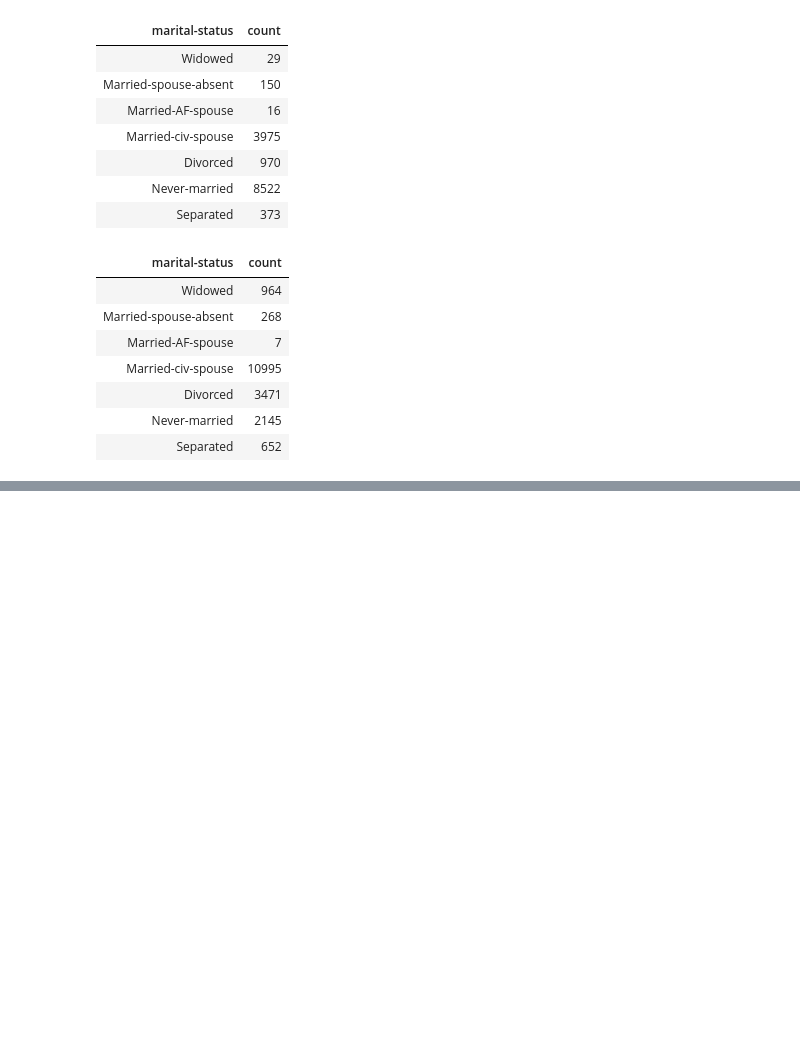
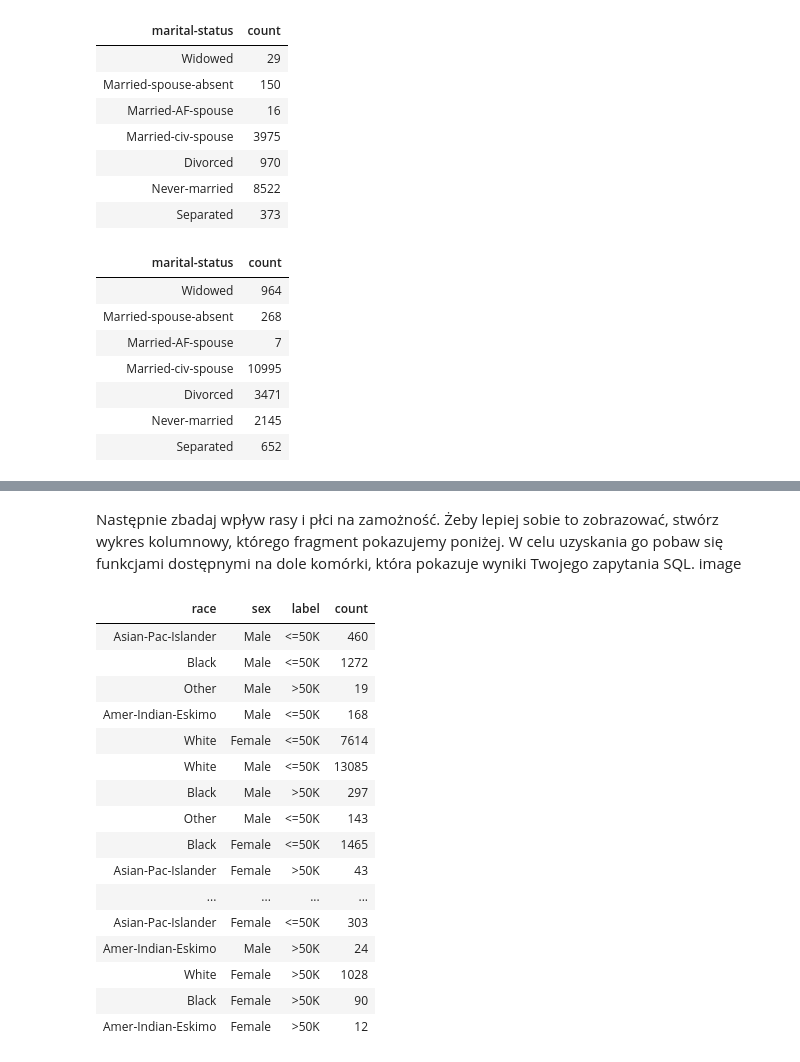
Before and after one commit to may-gvg/Spark, a Jupyter notebook: pyspark df - zad.ipynb, the cells around one changed output, grey strips where cells are left out. Cells and saved outputs as stored; diff of their text form; code cells hidden in the pictures; blank space fills up the shorter version.

```diff
--- a/pyspark df - zad.ipynb
+++ b/pyspark df - zad.ipynb
@@ -291,0 +519,23 @@ display(df_too_old_to_die_young.groupby('marital-status').count().collect())
+# %% [markdown]
+Następnie zbadaj wpływ rasy i płci na zamożność. Żeby lepiej sobie to zobrazować, stwórz wykres kolumnowy, którego fragment pokazujemy poniżej. W celu uzyskania go pobaw się funkcjami dostępnymi na dole komórki, która pokazuje wyniki Twojego zapytania SQL. image
+# %%
+%sql
+SELECT race, sex, label, count(*) as count FROM adult group by race, sex, label;
+# %% [output]
+| race | sex | label | count |
+| Asian-Pac-Islander | Male | <=50K | 460 |
+| Black | Male | <=50K | 1272 |
+| Other | Male | >50K | 19 |
+| Amer-Indian-Eskimo | Male | <=50K | 168 |
+| White | Female | <=50K | 7614 |
+| White | Male | <=50K | 13085 |
+| Black | Male | >50K | 297 |
+| Other | Male | <=50K | 143 |
+| Black | Female | <=50K | 1465 |
+| Asian-Pac-Islander | Female | >50K | 43 |
+| ... | ... | ... | ... |
+| Asian-Pac-Islander | Female | <=50K | 303 |
+| Amer-Indian-Eskimo | Male | >50K | 24 |
+| White | Female | >50K | 1028 |
+| Black | Female | >50K | 90 |
+| Amer-Indian-Eskimo | Female | >50K | 12 |
```
Also changed, not shown: parts of 17 cells of this notebook, 11 other files.
